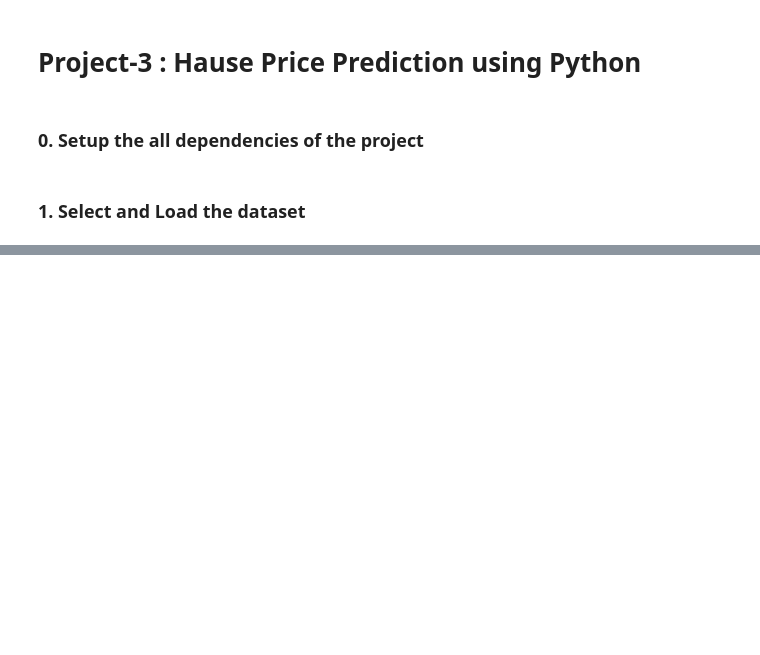
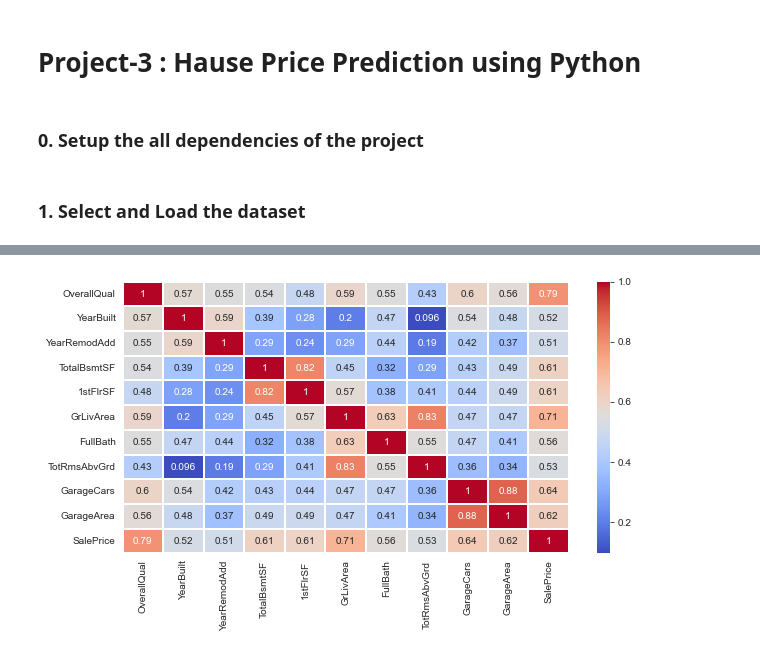
Before and after one commit to ajeetkbhardwaj/Machine-Learning-Internship-Feb-April-2024, a Jupyter notebook: Project-3 10-17 April/house price.ipynb, the cells around one changed output, grey strips where cells are left out. Saved outputs shown, nothing was run; the diff lists cells and outputs as text; code cells hidden in the pictures; blank space fills up the shorter version.

```diff
--- a/Project-3 10-17 April/house price.ipynb
+++ b/Project-3 10-17 April/house price.ipynb
@@ -27,0 +315,9 @@ FileNotFoundError: [Errno 2] No such file or directory: 'Train.csv'
+# %%
+plt.figure(figsize=(10, 5))
+ax = sns.heatmap(train[hig_corr_features].corr(), cmap="coolwarm", annot=True, linewidth=2)
+
+# to fix the first and last row
+#|bottom, top = ax.get_ylim()
+#ax.get_ylim(bottom + 0.5, top - 0.5)
+# %% [output]
+[figure, added]
```
Also changed, not shown: parts of 100 cells of this notebook, 6 other files.
